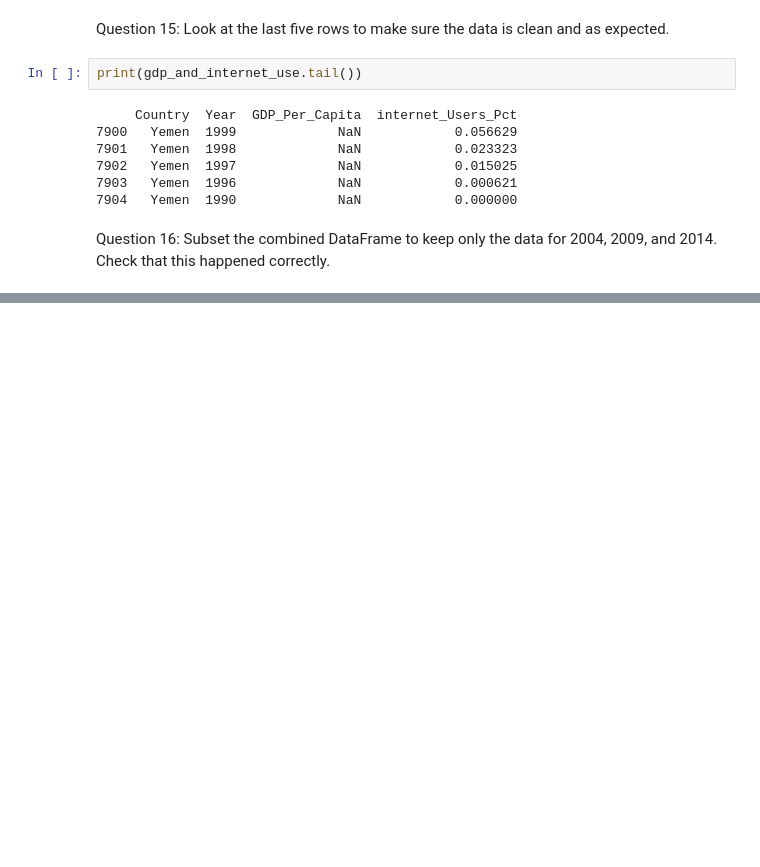
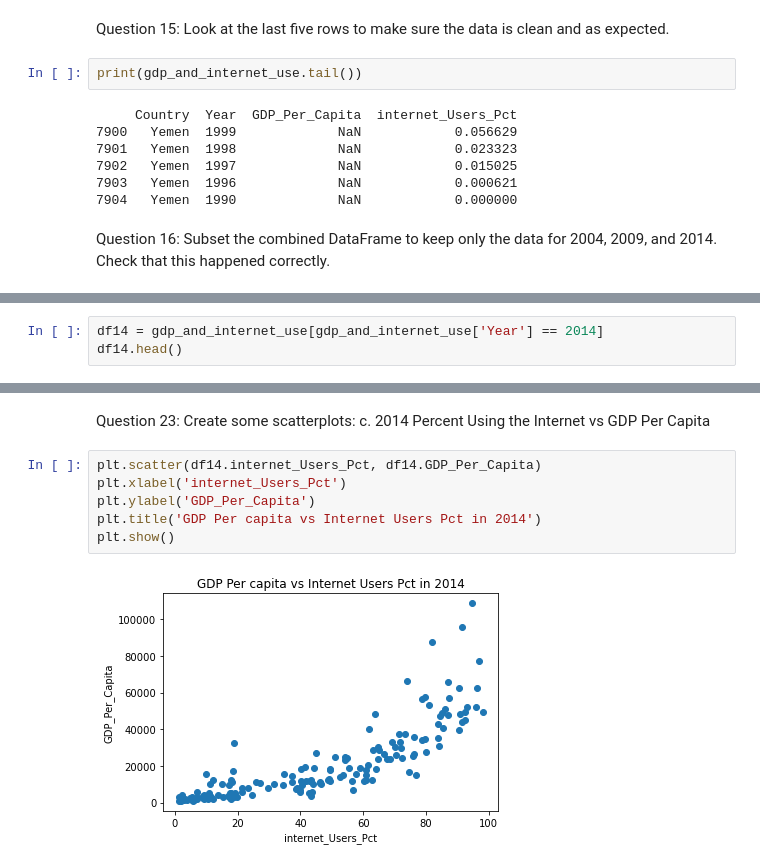
Before and after one commit to Mackeyk88/gdp-and-internet-usage-python, a Jupyter notebook: Notebook/Python1.ipynb, the cells around one changed output, grey strips where cells are left out. Drawn from its saved outputs; the diff is of its cells as text; blank space fills up the shorter version.

```diff
--- a/Notebook/Python1.ipynb
+++ b/Notebook/Python1.ipynb
@@ -177,0 +210,3 @@ Question 16: Subset the combined DataFrame to keep only the data for 2004, 2009,
+# %%
+df14 = gdp_and_internet_use[gdp_and_internet_use['Year'] == 2014]
+df14.head()
@@ -177,0 +325,10 @@ Question 16: Subset the combined DataFrame to keep only the data for 2004, 2009,
+# %% [markdown]
+Question 23: Create some scatterplots: c. 2014 Percent Using the Internet vs GDP Per Capita
+# %%
+plt.scatter(df14.internet_Users_Pct, df14.GDP_Per_Capita)
+plt.xlabel('internet_Users_Pct')
+plt.ylabel('GDP_Per_Capita')
+plt.title('GDP Per capita vs Internet Users Pct in 2014')
+plt.show()
+# %% [output]
+[figure, added]
```
Also changed, not shown: parts of 61 cells of this notebook.
